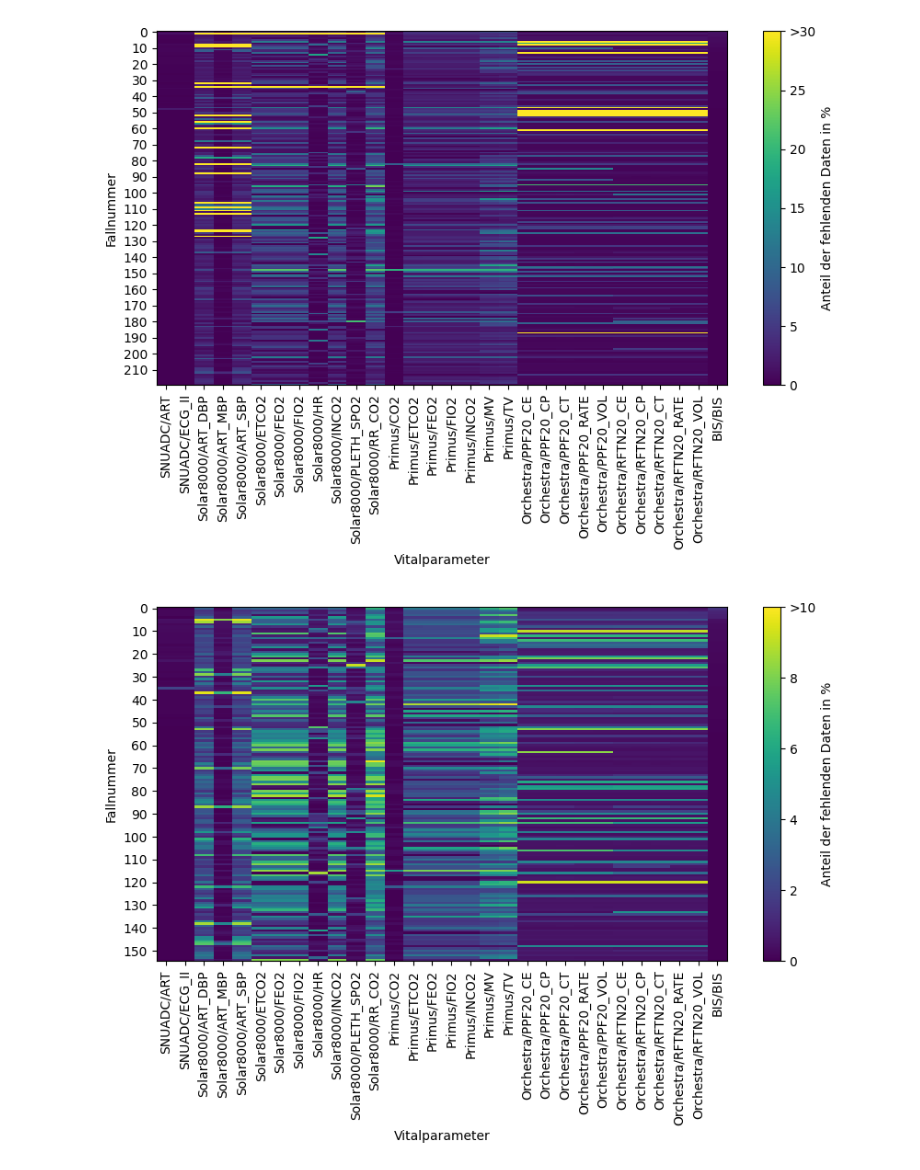
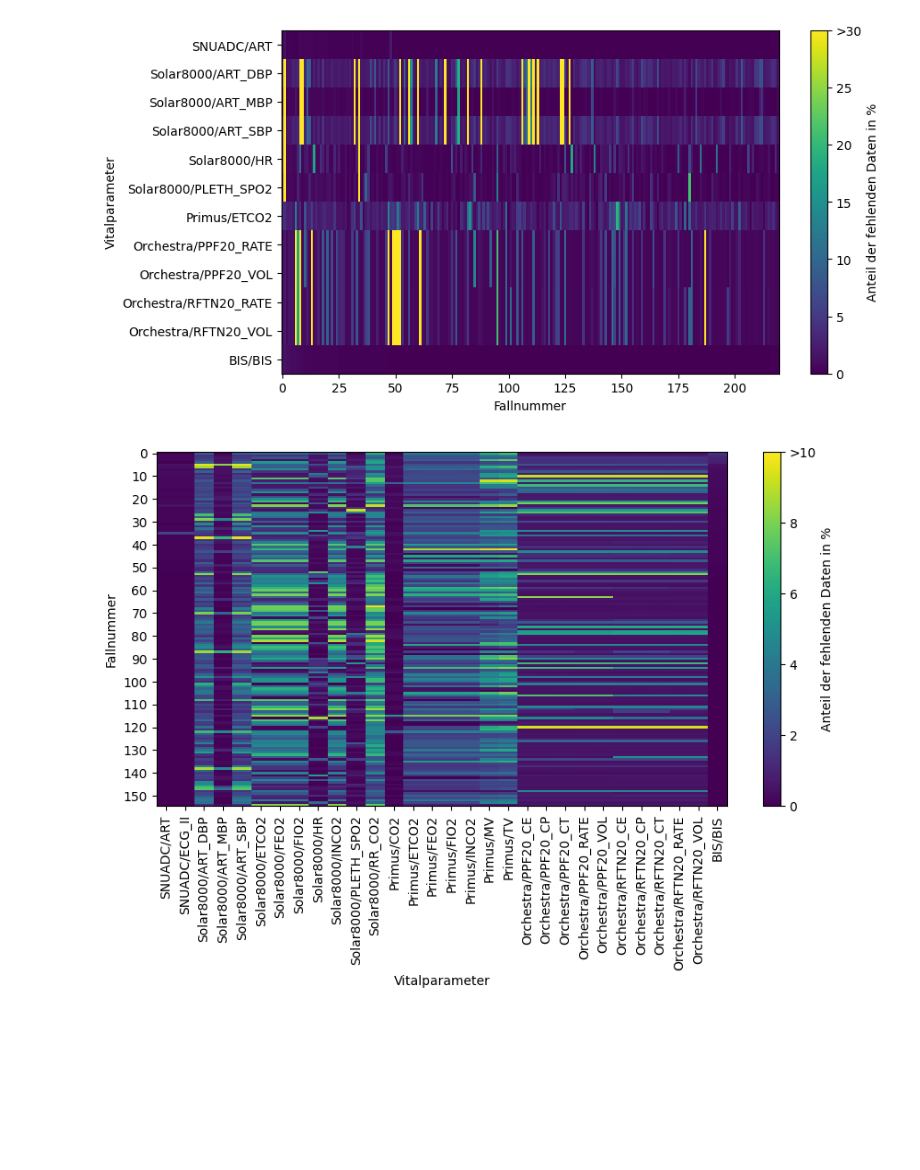
Before and after one commit to naderinho/anesthesia_anomaly_detection, a Jupyter notebook: 02_data_quality_check.ipynb, the cells around one changed output. Saved outputs shown, nothing was run; the diff lists cells and outputs as text; code cells hidden in the pictures; blank space fills up the shorter version.

```diff
--- a/02_data_quality_check.ipynb
+++ b/02_data_quality_check.ipynb
@@ -48,44 +48,55 @@ for i, path in zip(caseIDs, filenames):
 
 dataquality.to_csv('data/dataset01/dataquality.csv')
 # %%
-labeldrop = ['Solar8000/NIBP_DBP', 'Solar8000/NIBP_MBP', 'Solar8000/NIBP_SBP']
+labeldrop = ['Solar8000/NIBP_DBP', 'Solar8000/NIBP_MBP', 'Solar8000/NIBP_SBP', 'SNUADC/ECG_II', 'Solar8000/ETCO2',
+ 'Solar8000/FEO2',
+ 'Solar8000/FIO2','Solar8000/INCO2','Solar8000/RR_CO2',
+ 'Primus/CO2','Primus/FEO2',
+ 'Primus/FIO2',
+ 'Primus/INCO2',
+ 'Primus/MV',
+ 'Primus/TV','Orchestra/PPF20_CE',
+ 'Orchestra/PPF20_CP',
+ 'Orchestra/PPF20_CT','Orchestra/RFTN20_CE',
+ 'Orchestra/RFTN20_CP',
+ 'Orchestra/RFTN20_CT',]
 dataquality = pd.read_csv(savepath + 'dataquality.csv', index_col=0)
 dataquality.drop(columns=labeldrop, inplace=True)
 
 dataquality = dataquality.dropna(thresh=len(dataquality.columns))
 
 qualityarray = dataquality.to_numpy()
 
 columns = dataquality.columns.to_list()
 case = range(len(dataquality.index))
 image = 100*dataquality.to_numpy()
 
-fig, ax = plt.subplots(figsize=(10, 5))
-mesh = ax.pcolormesh(columns, case, image, vmin=0, vmax=30, cmap='viridis')
+fig, ax = plt.subplots(figsize=(9, 5))
+mesh = ax.pcolormesh(case, columns, image.T, vmin=0, vmax=30, cmap='viridis')
 
 ### Add a colorbar with custom ticks and labels
 cbar = fig.colorbar(mesh, ax=ax, label='Anteil der fehlenden Daten in %')
 ticks = cbar.get_ticks()
 
 # Modify the largest tick to include a ">" symbol
 ticks[-1] = ticks[-1]  # Keep the value as it is for spacing
 tick_labels = [str(int(tick)) for tick in ticks]
 tick_labels[-1] = f'>{tick_labels[-1]}'
 
 # Set the new ticks and labels on the colorbar
 cbar.set_ticks(ticks)
 cbar.set_ticklabels(tick_labels)
 
 ### Set the labels
-ax.set_xticklabels(ax.get_xticklabels(), rotation=90)
-ax.set_xlabel('Vitalparameter')
-ax.set_yticks(range(0,len(dataquality.index),10))
-ax.set_ylabel('Fallnummer')
+#ax.set_xticklabels(ax.get_xticklabels(), rotation=90)
+ax.set_ylabel('Vitalparameter')
+#ax.set_yticks(range(0,len(dataquality.index),10))
+ax.set_xlabel('Fallnummer')
 ax.invert_yaxis()
 
 plt.show()
 # %% [output]
-[figure, old version]
+[figure, new version]
 # %%
 ### Remove rows with more than 10% missing data
 labeldrop = ['Solar8000/NIBP_DBP', 'Solar8000/NIBP_MBP', 'Solar8000/NIBP_SBP']
```
Also changed, not shown: 11 other files.
